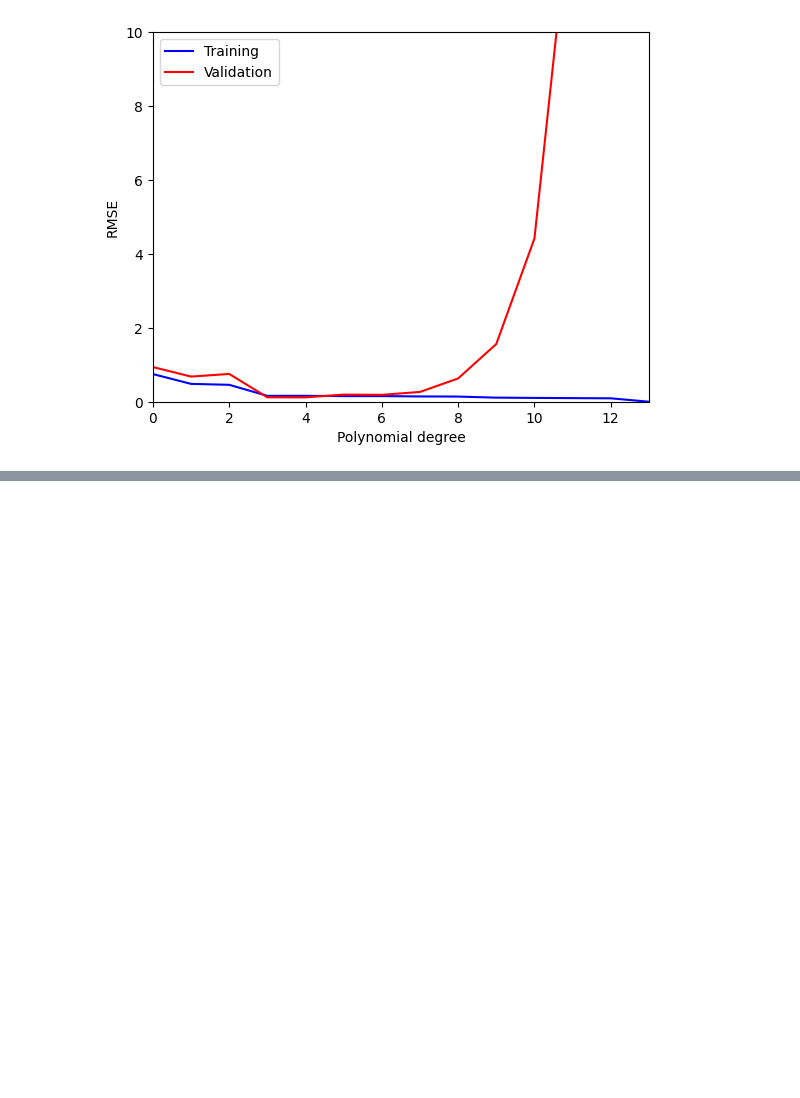
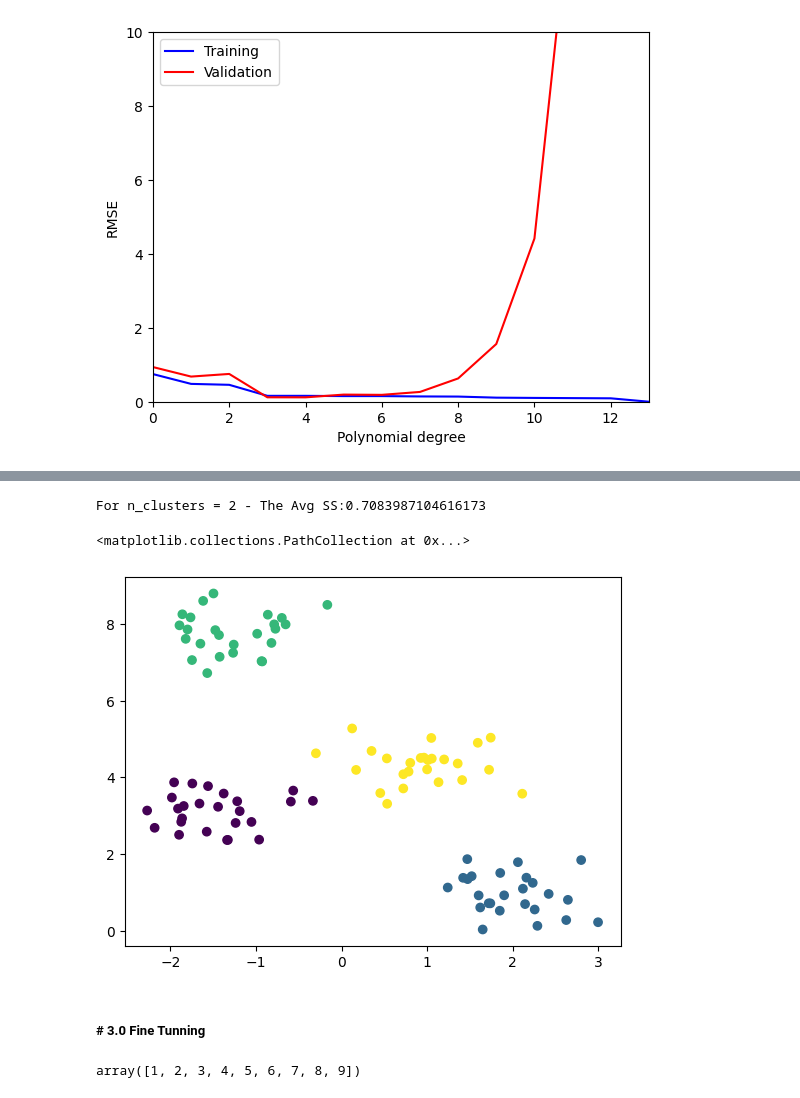
Before and after one commit to antonioorichard/respositorio_ML, a Jupyter notebook: Ciclo_4.ipynb, the cells around one changed output, grey strips where cells are left out. Saved outputs shown, nothing was run; the diff lists cells and outputs as text; code cells hidden in the pictures; blank space fills up the shorter version.

```diff
--- a/Ciclo_4.ipynb
+++ b/Ciclo_4.ipynb
@@ -295,0 +361,28 @@ for p in poly_degrees:
+# %%
+# 2.0 Training Model
+n_clusters = 2
+
+# fit
+#kmeans.fit( X )
+kmeans = ct.KMeans( n_clusters=4, init='random', n_init=10, random_state=random_state )
+
+labels = kmeans.fit_predict(X)
+# performance
+silhouette_avg = mt.silhouette_score(X, labels)
+#kmeans.labels_
+# draw figure
+print('For n_clusters = {} - The Avg SS:{}'.format(n_clusters, silhouette_avg))
+# %% [output]
+For n_clusters = 2 - The Avg SS:0.7083987104616173
+# %%
+plt.scatter( X[:, 0], X[:, 1], c=kmeans.labels_ )
+# %% [output]
+<matplotlib.collections.PathCollection at 0x...>
+[figure, added]
+# %% [markdown]
+##### # 3.0 Fine Tunning
+# %%
+
+np.arange(1, 10,1)
+# %% [output]
+array([1, 2, 3, 4, 5, 6, 7, 8, 9])
```
Also changed, not shown: parts of 18 cells of this notebook.
